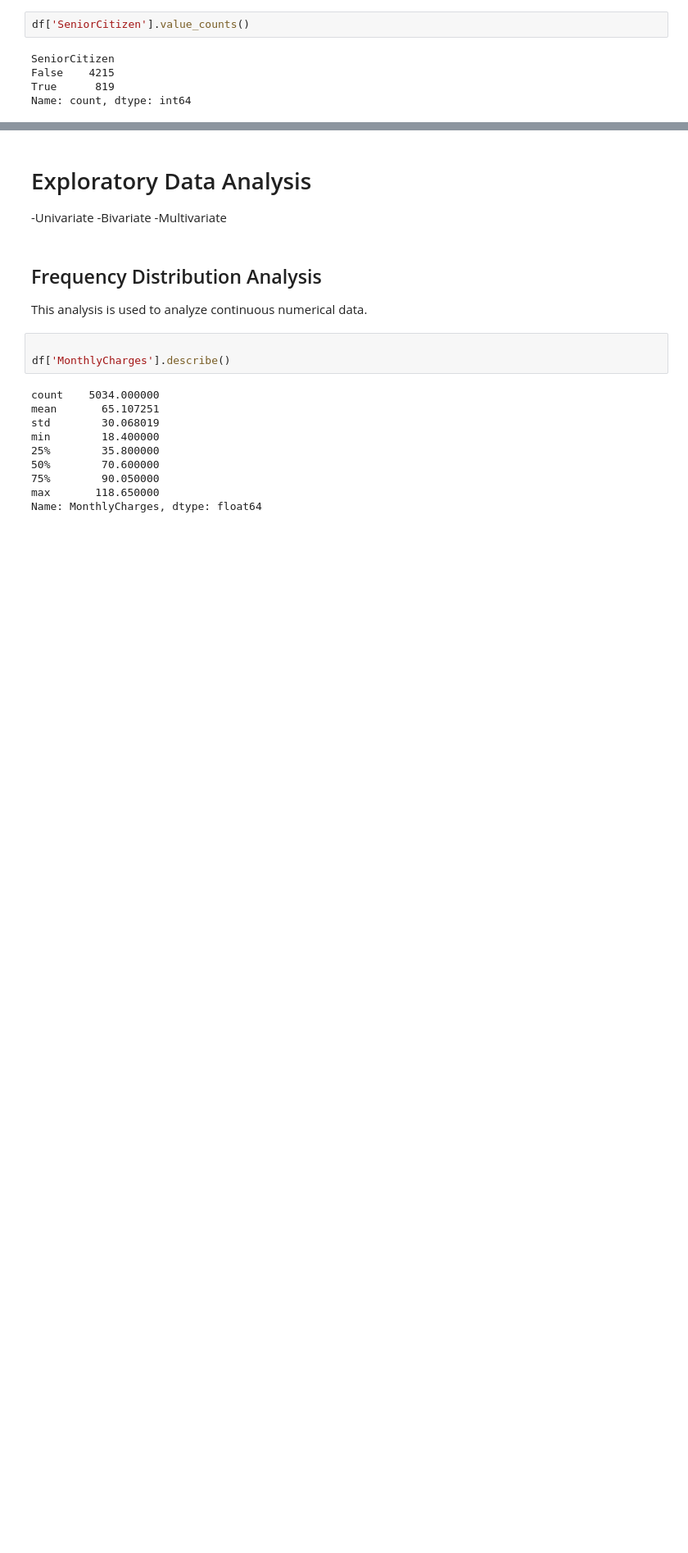
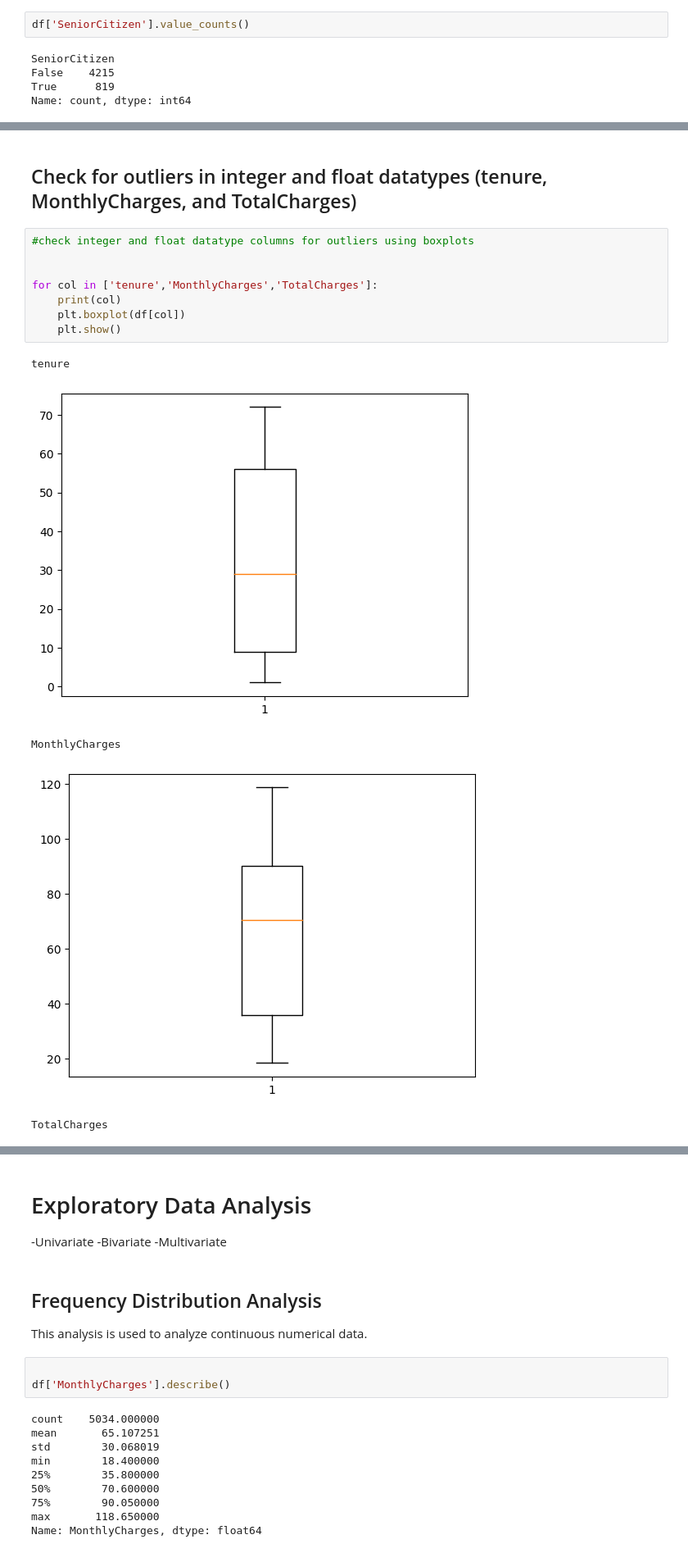
Before and after one commit to sethsot/Telco-Churn, a Jupyter notebook: draft.ipynb, the cells around one changed output, grey strips where cells are left out. Shown at 82% size. Drawn from its saved outputs; the diff is of its cells as text; blank space fills up the shorter version.

```diff
--- a/draft.ipynb
+++ b/draft.ipynb
@@ -1151,3 +1261,19 @@ Data columns (total 20 columns):
  19  Churn             5034 non-null   object
 dtypes: bool(5), float64(2), int64(1), object(12)
 memory usage: 653.8+ KB
+# %% [markdown]
+## Check for outliers in integer and float datatypes (tenure, MonthlyCharges, and TotalCharges)
+# %%
+#check integer and float datatype columns for outliers using boxplots
+
+
+for col in ['tenure','MonthlyCharges','TotalCharges']:
+    print(col)
+    plt.boxplot(df[col])
+    plt.show()
+# %% [output]
+tenure
+[figure, added]
+MonthlyCharges
+[figure, added]
+TotalCharges
```
Also changed, not shown: parts of 96 cells of this notebook.
